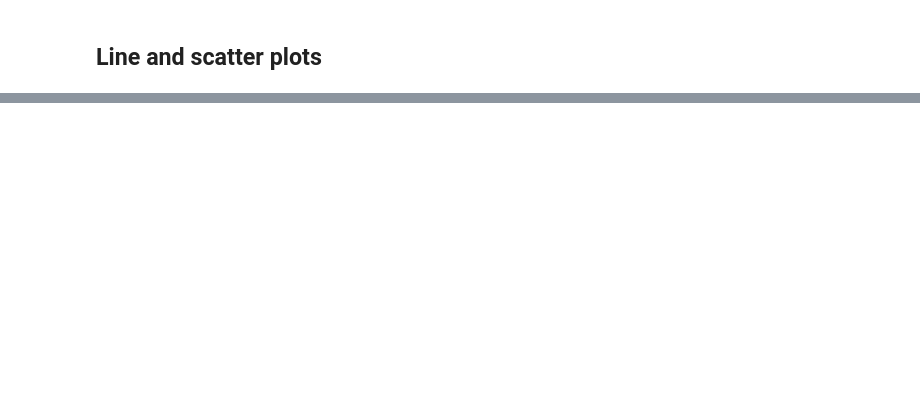
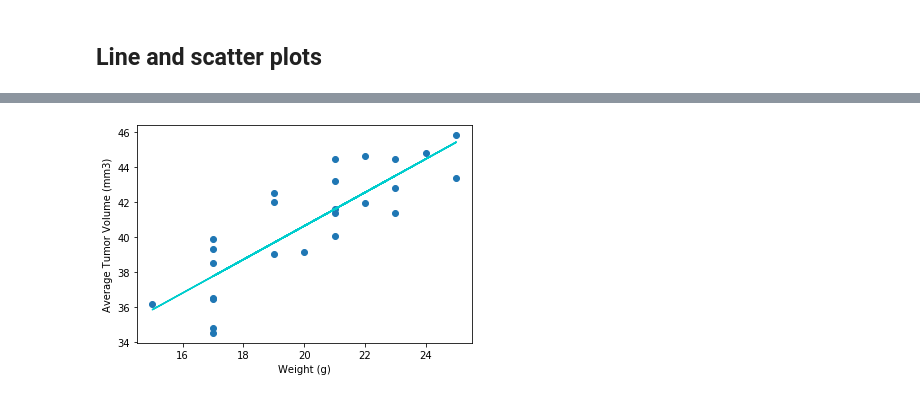
Before and after one commit to hsnguyen1995/uci_hw, a Jupyter notebook: Unit5MatplotlibHomework/Pymaceuticals/pymaceuticals_starter.ipynb, the cells around one changed output, grey strips where cells are left out. Cells and saved outputs as stored; diff of their text form; code cells hidden in the pictures; blank space fills up the shorter version.

```diff
--- a/Unit5MatplotlibHomework/Pymaceuticals/pymaceuticals_starter.ipynb
+++ b/Unit5MatplotlibHomework/Pymaceuticals/pymaceuticals_starter.ipynb
@@ -194,0 +298,12 @@ plt.show
+# %%
+y_values = capAvg['Tumor Volume (mm3)']
+x_values = capAvg['Weight (g)']
+(slope, intercept, rvalue, pvalue, stderr) = linregress(x_values, y_values)
+regress_values = x_values* slope + intercept
+plt.scatter(x_values, y_values)
+plt.plot(x_values,regress_values,color="#00cdcd")
+plt.xlabel('Weight (g)')
+plt.ylabel('Average Tumor Volume (mm3)')
+plt.show()
+# %% [output]
+[figure, added]
```
Also changed, not shown: parts of 9 cells of this notebook.
